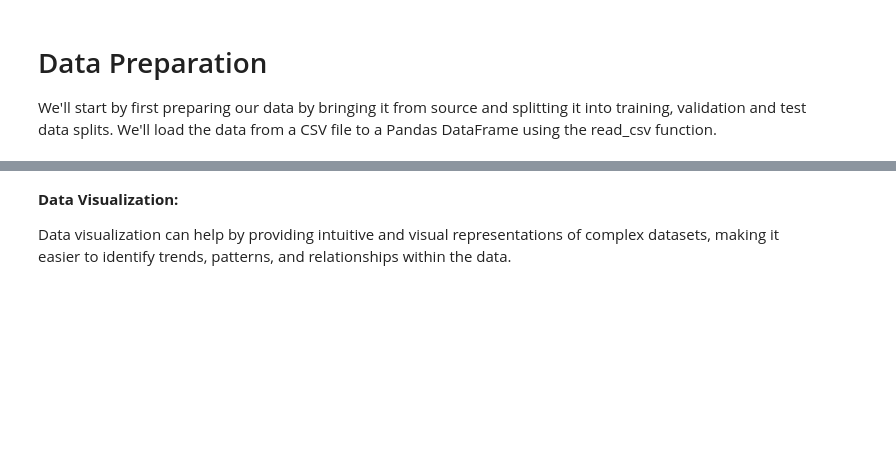
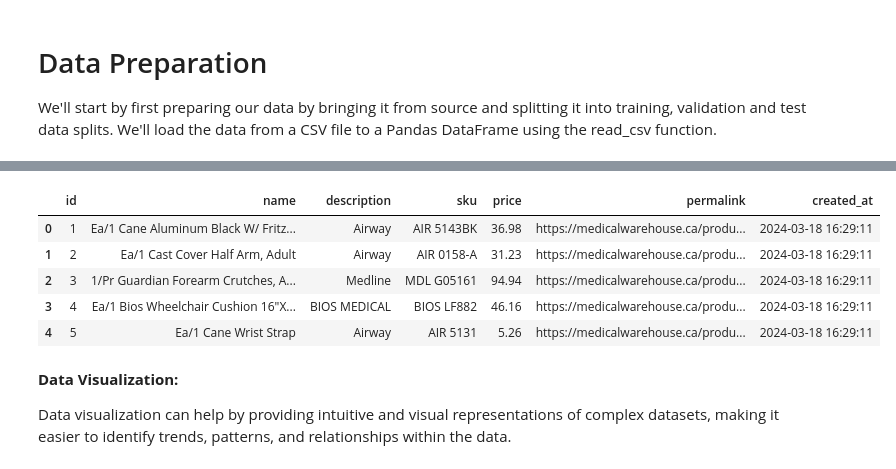
Before and after one commit to kontacky01/SOEN-471-MECP-Project, a Jupyter notebook: Project_Big_Data_26.ipynb, the cells around one changed output, grey strips where cells are left out. Drawn from its saved outputs; the diff is of its cells as text; code cells hidden in the pictures; blank space fills up the shorter version.

Commit message:
Clean up data preparation

```diff
--- a/Project_Big_Data_26.ipynb
+++ b/Project_Big_Data_26.ipynb
@@ -51,3 +52,14 @@ lifesupply_products_data
+# %%
+# Data preparation & ingestion: MedicalWarehouse
+medwarehouse_data = data_read("./med_warehouse_products.csv")
+medwarehouse_data.head()
+# %% [output]
+|  | id | name | description | sku | price | permalink | created_at |
+| 0 | 1 | Ea/1 Cane Aluminum Black W/ Fritz... | Airway | AIR 5143BK | 36.98 | https://medicalwarehouse.ca/produ... | 2024-03-18 16:29:11 |
+| 1 | 2 | Ea/1 Cast Cover Half Arm, Adult | Airway | AIR 0158-A | 31.23 | https://medicalwarehouse.ca/produ... | 2024-03-18 16:29:11 |
+| 2 | 3 | 1/Pr Guardian Forearm Crutches, A... | Medline | MDL G05161 | 94.94 | https://medicalwarehouse.ca/produ... | 2024-03-18 16:29:11 |
+| 3 | 4 | Ea/1 Bios Wheelchair Cushion 16"X... | BIOS MEDICAL | BIOS LF882 | 46.16 | https://medicalwarehouse.ca/produ... | 2024-03-18 16:29:11 |
+| 4 | 5 | Ea/1 Cane Wrist Strap | Airway | AIR 5131 | 5.26 | https://medicalwarehouse.ca/produ... | 2024-03-18 16:29:11 |
 # %% [markdown]
 **Data Visualization:**
 
```
Also changed, not shown: parts of 6 cells of this notebook.
